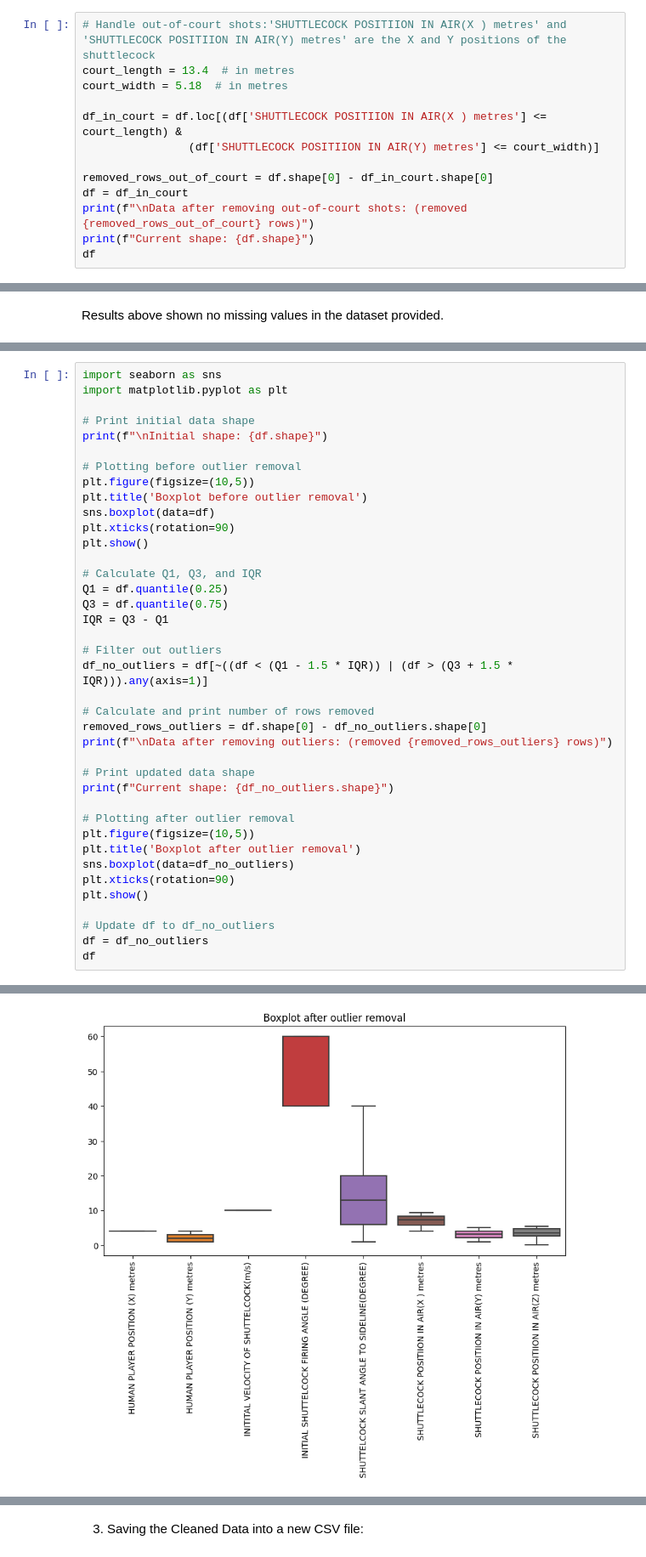
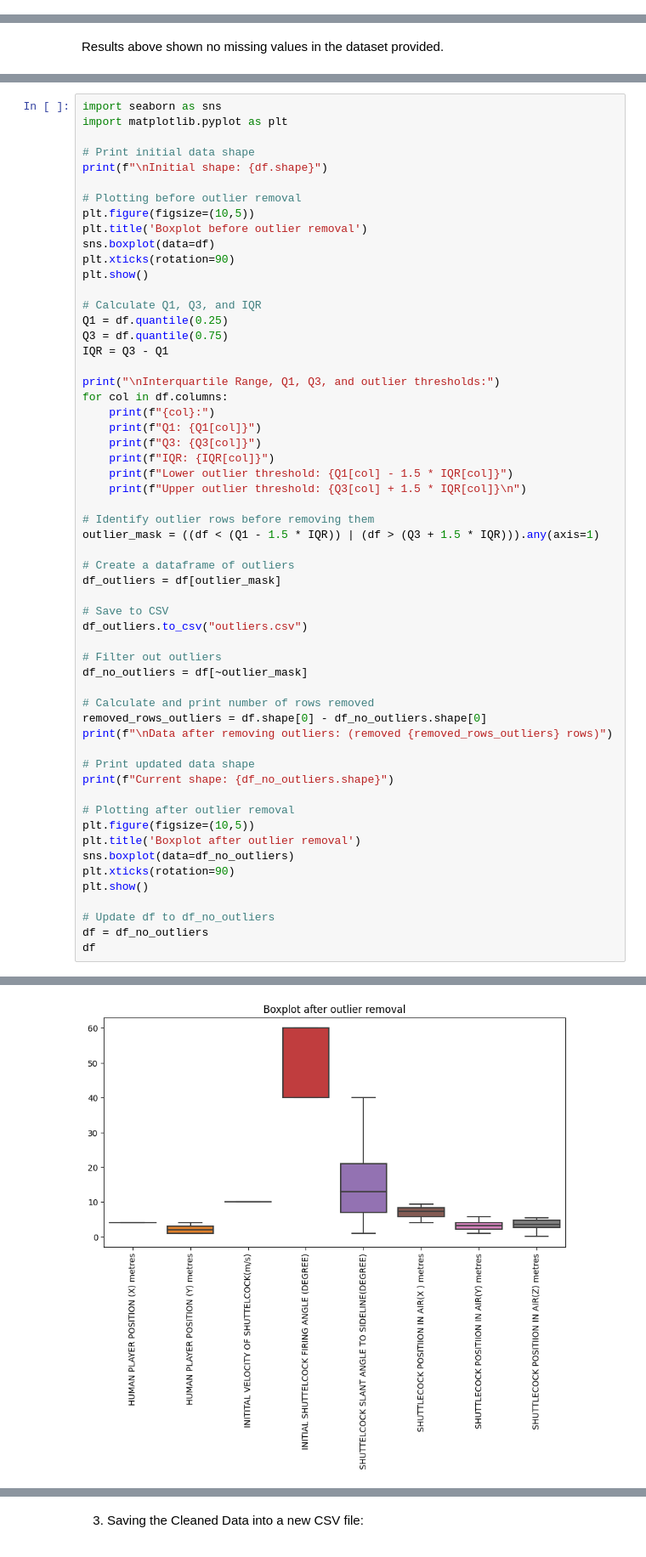
Before and after one commit to xunthongkkkkkk/DataAnalytics3005, a Jupyter notebook: data-preprocessing-badmintondata-jinwei/data-preprocessing-badmintondata.ipynb, the cells around one changed output, grey strips where cells are left out. Shown at 85% size. Saved outputs shown, nothing was run; the diff lists cells and outputs as text.

Commit message:
1. Removed out of court step. 2. Presented more meaningful output in text format as well as boxplot. Logical steps taken remains the same.

```diff
--- a/data-preprocessing-badmintondata-jinwei/data-preprocessing-badmintondata.ipynb
+++ b/data-preprocessing-badmintondata-jinwei/data-preprocessing-badmintondata.ipynb
@@ -68,13 +69,0 @@ Current shape: (37620, 8)
-# %%
-# Handle out-of-court shots:'SHUTTLECOCK POSITIION IN AIR(X ) metres' and 'SHUTTLECOCK POSITIION IN AIR(Y) metres' are the X and Y positions of the shuttlecock
-court_length = 13.4  # in metres
-court_width = 5.18  # in metres
-
-df_in_court = df.loc[(df['SHUTTLECOCK POSITIION IN AIR(X ) metres'] <= court_length) &
-                (df['SHUTTLECOCK POSITIION IN AIR(Y) metres'] <= court_width)]
-
-removed_rows_out_of_court = df.shape[0] - df_in_court.shape[0]
-df = df_in_court
-print(f"\nData after removing out-of-court shots: (removed {removed_rows_out_of_court} rows)")
-print(f"Current shape: {df.shape}")
-df
@@ -160,8 +133,26 @@ Q1 = df.quantile(0.25)
 Q3 = df.quantile(0.75)
 IQR = Q3 - Q1
 
+print("\nInterquartile Range, Q1, Q3, and outlier thresholds:")
+for col in df.columns:
+    print(f"{col}:")
+    print(f"Q1: {Q1[col]}")
+    print(f"Q3: {Q3[col]}")
+    print(f"IQR: {IQR[col]}")
+    print(f"Lower outlier threshold: {Q1[col] - 1.5 * IQR[col]}")
+    print(f"Upper outlier threshold: {Q3[col] + 1.5 * IQR[col]}\n")
+
+# Identify outlier rows before removing them
+outlier_mask = ((df < (Q1 - 1.5 * IQR)) | (df > (Q3 + 1.5 * IQR))).any(axis=1)
+
+# Create a dataframe of outliers
+df_outliers = df[outlier_mask]
+
+# Save to CSV
+df_outliers.to_csv("outliers.csv")
+
 # Filter out outliers
-df_no_outliers = df[~((df < (Q1 - 1.5 * IQR)) | (df > (Q3 + 1.5 * IQR))).any(axis=1)]
+df_no_outliers = df[~outlier_mask]
 
 # Calculate and print number of rows removed
 removed_rows_outliers = df.shape[0] - df_no_outliers.shape[0]
@@ -188,4 +194,4 @@ Current shape: (32784, 8)
-[figure, old version]
+[figure, new version]
 |  | HUMAN PLAYER POSITION (X) metres | HUMAN PLAYER POSITION (Y) metres | INITITAL VELOCITY OF SHUTTELCOCK(... | INITIAL SHUTTELCOCK FIRING ANGLE ... | ... |
 | 200 | 4.0 | 1.0 | 10.0 | 40.0 | ... |
 | 201 | 4.0 | 1.0 | 10.0 | 40.0 | ... |
```
Also changed, not shown: parts of 10 cells of this notebook, 2 other files.
